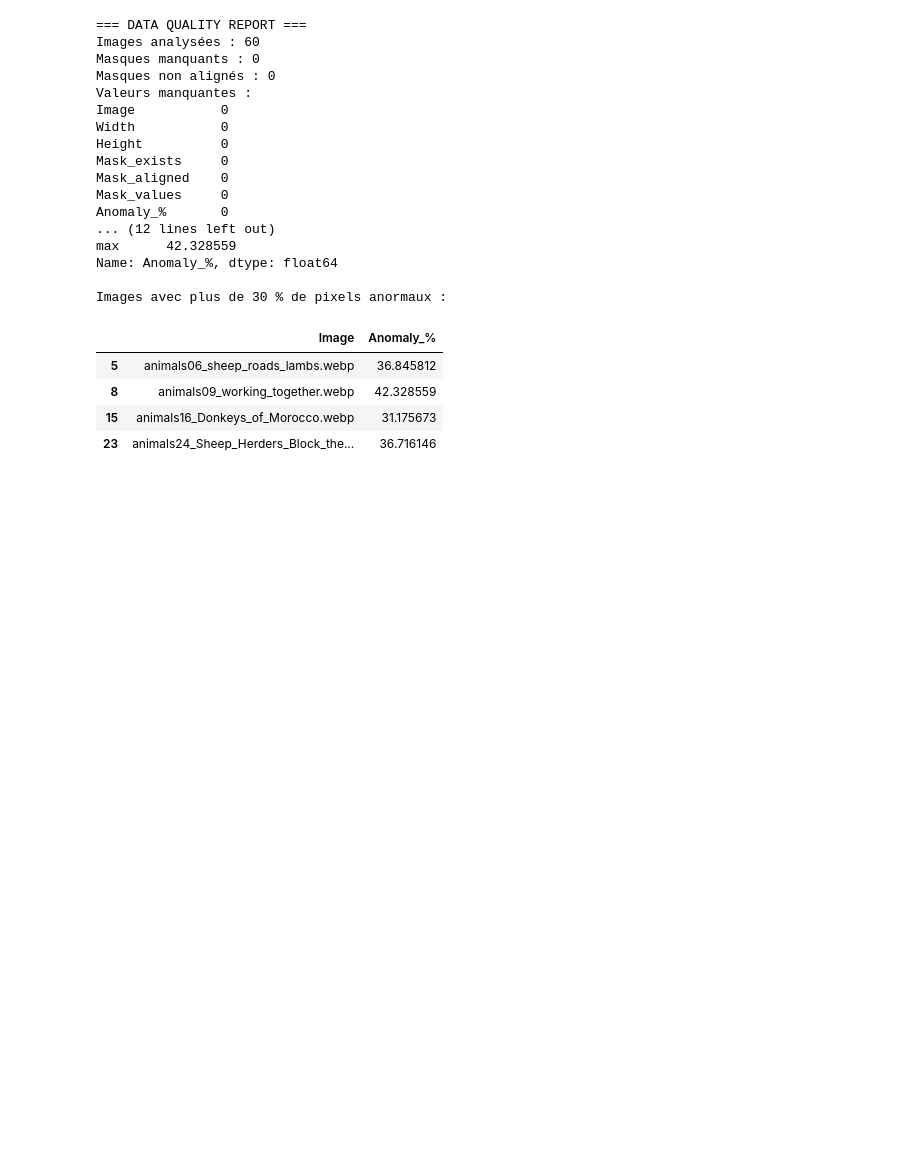
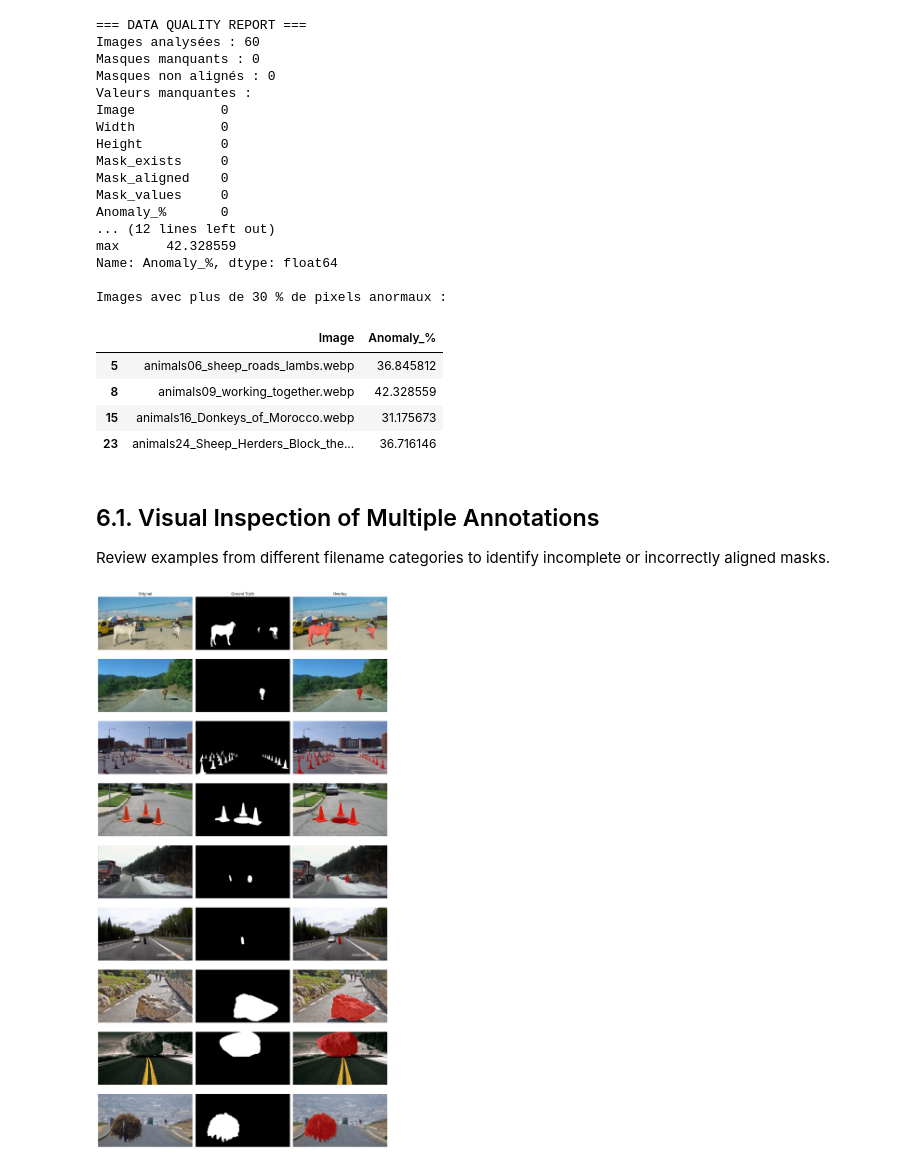
Before and after one commit to nour2344/RoadAnomaly-DeepLearning, a Jupyter notebook: notebooks/01_data_understanding.ipynb, the cells around one changed output. Cells and saved outputs as stored; diff of their text form; code cells hidden in the pictures; blank space fills up the shorter version.

```diff
--- a/notebooks/01_data_understanding.ipynb
+++ b/notebooks/01_data_understanding.ipynb
@@ -358,3 +399,42 @@ Images avec plus de 30 % de pixels anormaux :
 | 8 | animals09_working_together.webp | 42.328559 |
 | 15 | animals16_Donkeys_of_Morocco.webp | 31.175673 |
 | 23 | animals24_Sheep_Herders_Block_the... | 36.716146 |
+# %% [markdown]
+## 6.1. Visual Inspection of Multiple Annotations
+Review examples from different filename categories to identify incomplete or incorrectly aligned masks.
+# %%
+# Up to 9 images, sampling across filename categories
+import matplotlib.pyplot as plt
+import numpy as np
+from PIL import Image
+
+valid = df[df["Mask_exists"] & df["Mask_aligned"]].copy()
+selected = (valid.groupby("Category", group_keys=False)
+            .head(2).head(9))
+
+if selected.empty:
+    raise ValueError("No valid image-mask pairs found.")
+
+fig, axes = plt.subplots(len(selected), 3, figsize=(14, 3 * len(selected)), squeeze=False)
+
+for row_i, (_, item) in enumerate(selected.iterrows()):
+    image_path = frames_dir / item["Image"]
+    mask_path = frames_dir / f"{image_path.stem}.labels" / "labels_semantic.png"
+    with Image.open(image_path) as im:
+        image = np.array(im.convert("RGB"))
+    with Image.open(mask_path) as ms:
+        mask = np.array(ms)
+    anomaly = mask == 2
+    overlay = image.copy()
+    overlay[anomaly] = (0.5 * image[anomaly] + 0.5 * np.array([255, 0, 0])).astype(np.uint8)
+    for col_i, im in enumerate((image, anomaly, overlay)):
+        axes[row_i, col_i].imshow(im, cmap="gray" if col_i == 1 else None)
+        axes[row_i, col_i].axis("off")
+    axes[row_i, 0].set_ylabel(item["Category"])
+
+for ax, title in zip(axes[0], ("Original", "Ground Truth", "Overlay")):
+    ax.set_title(title)
+plt.tight_layout()
+plt.show()
+# %% [output]
+[figure, added]
```
Also changed, not shown: parts of 16 cells of this notebook.
